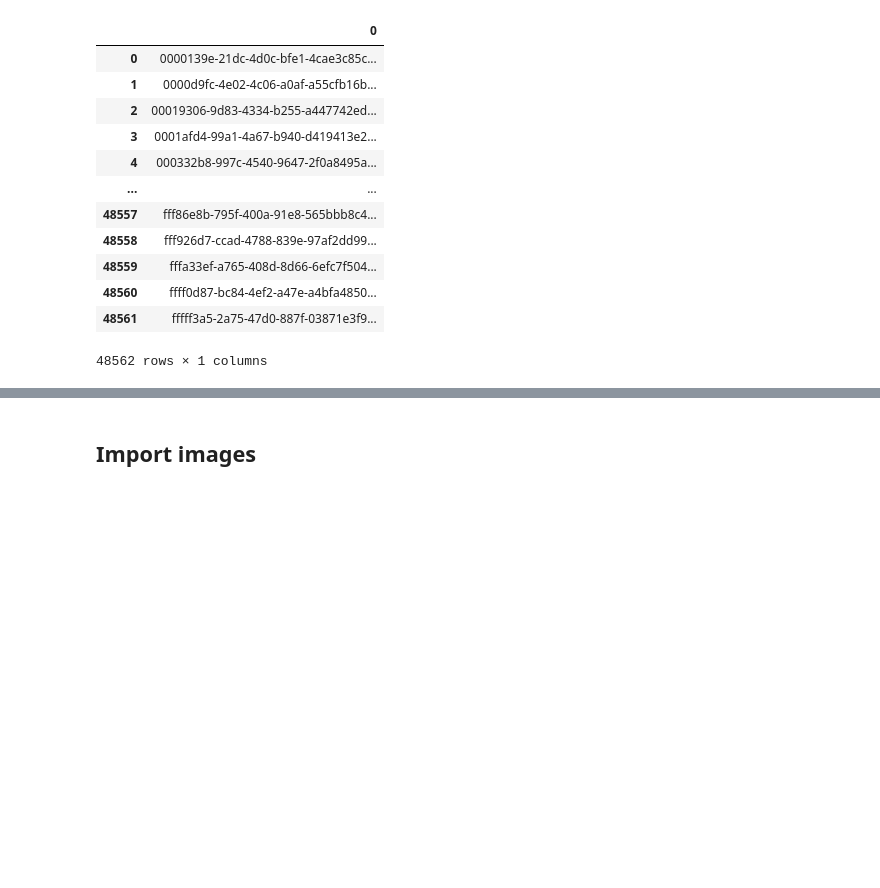
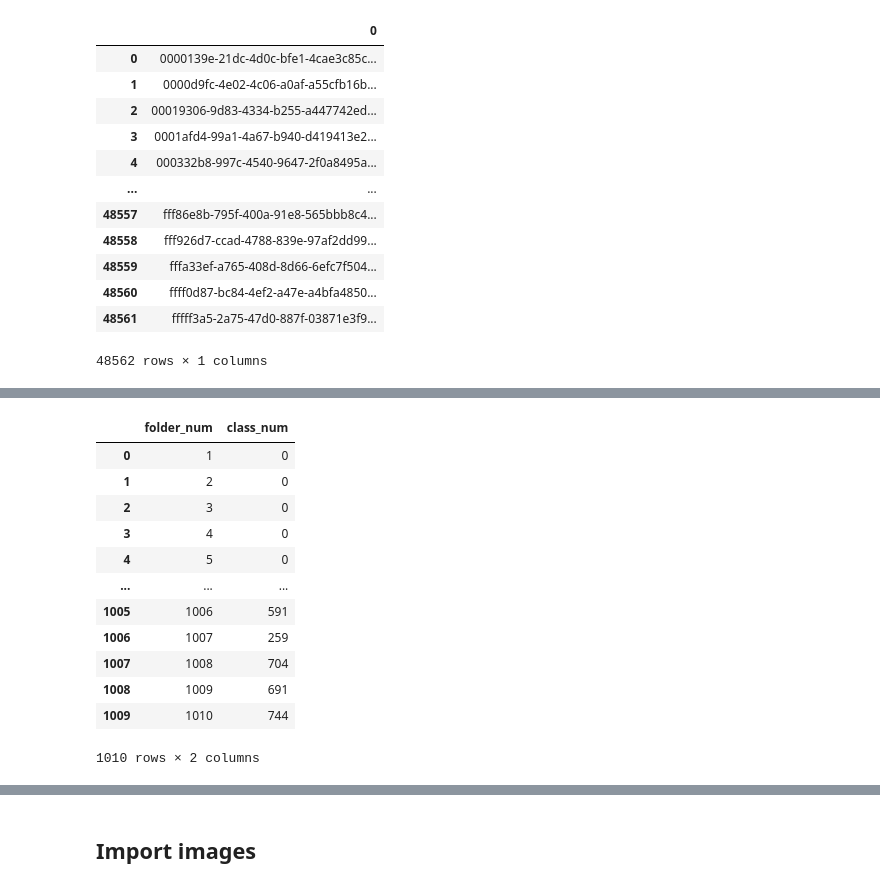
Before and after one commit to cwong690/Birdex, a Jupyter notebook: image_prep.ipynb, the cells around one changed output, grey strips where cells are left out. Saved outputs shown, nothing was run; the diff lists cells and outputs as text; code cells hidden in the pictures; blank space fills up the shorter version.

Commit message:
create hierarchy df and classes df

```diff
--- a/image_prep.ipynb
+++ b/image_prep.ipynb
@@ -222,0 +246,7 @@ labels_df[''] = labels_df[0].apply(lambda x: x.split()[0])
+# %%
+s3 = boto3.client('s3')
+hierarchy_txt = s3.get_object(Bucket=bucket, Key='hierarchy.txt')
+
+hierarchy = BytesIO(hierarchy_txt['Body'].read())
+# %%
+hier_df = pd.read_csv(hierarchy, header=None, low_memory=False, na_values='n/a')
@@ -222,0 +262,21 @@ labels_df[''] = labels_df[0].apply(lambda x: x.split()[0])
+# %%
+hier_df['folder_num'] = hier_df[0].apply(lambda x: x.split()[0])
+hier_df['class_num'] = hier_df[0].apply(lambda x: x.split()[1])
+# %%
+hier_df.drop(0, axis=1, inplace=True)
+# %%
+hier_df
+# %% [output]
+|  | folder_num | class_num |
+| 0 | 1 | 0 |
+| 1 | 2 | 0 |
+| 2 | 3 | 0 |
+| 3 | 4 | 0 |
+| 4 | 5 | 0 |
+| ... | ... | ... |
+| 1005 | 1006 | 591 |
+| 1006 | 1007 | 259 |
+| 1007 | 1008 | 704 |
+| 1008 | 1009 | 691 |
+| 1009 | 1010 | 744 |
+1010 rows × 2 columns
```
Also changed, not shown: parts of 11 cells of this notebook.
